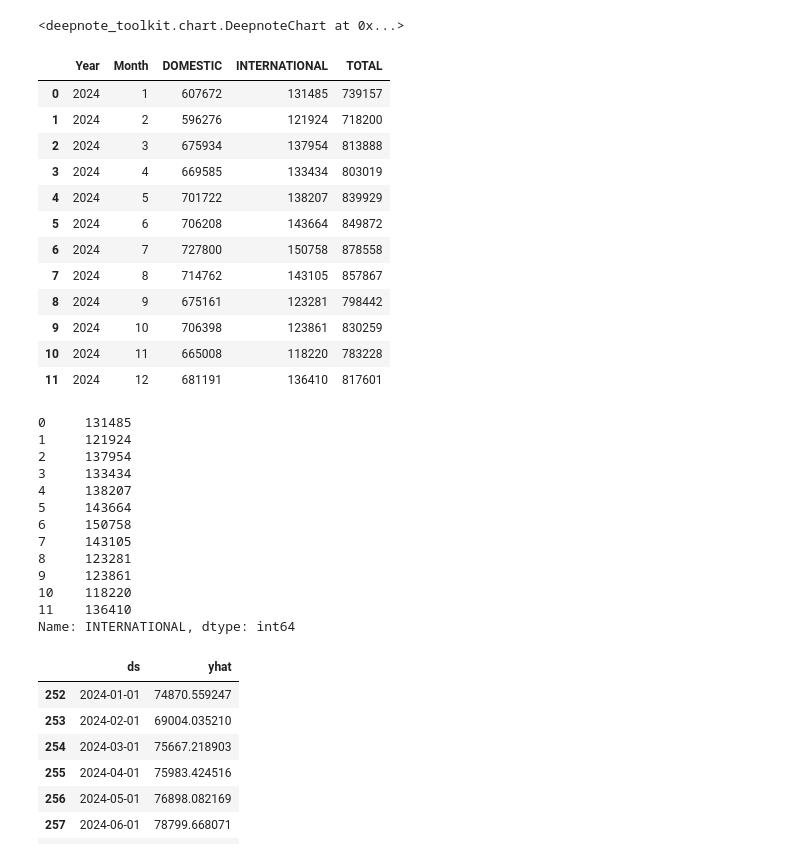
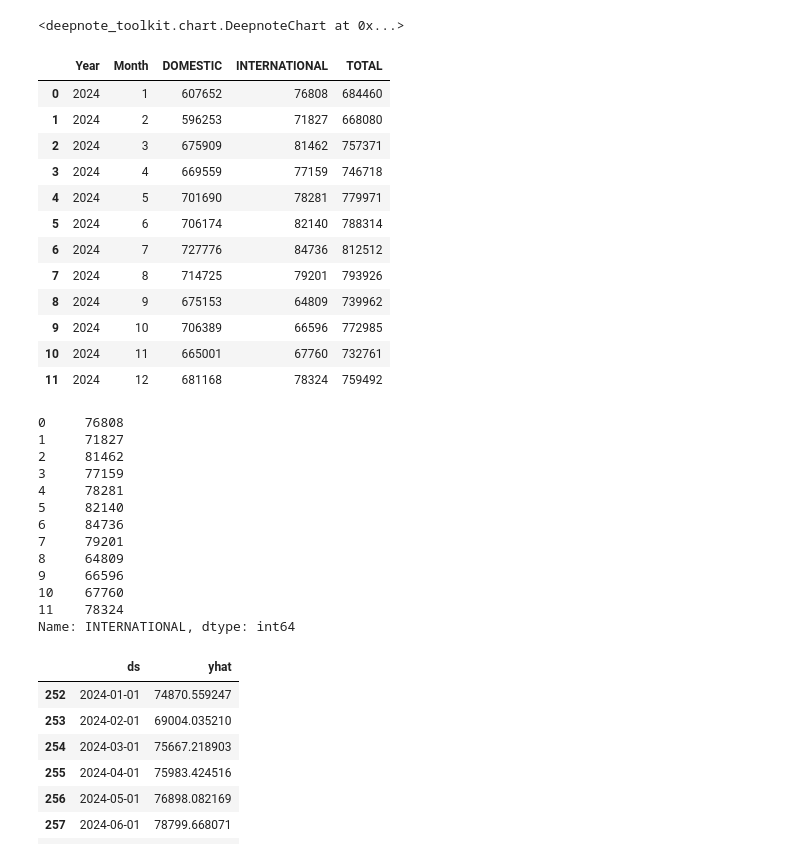
Before and after one commit to StephenButters13/Airline-Time-Series-Analysis, a Jupyter notebook: Forecast Covid International Flight Impact.ipynb, the cells around one changed output. Cells and saved outputs as stored; diff of their text form; code cells hidden in the pictures.

```diff
--- a/Forecast Covid International Flight Impact.ipynb
+++ b/Forecast Covid International Flight Impact.ipynb
@@ -381,38 +381,38 @@ _dntk.DeepnoteChart(newdf, """{"layer":[{"layer":[{"layer":[{"mark":{"clip":true
 # %% [output]
 <deepnote_toolkit.chart.DeepnoteChart at 0x...>
 # %%
-df_future = pd.read_csv('2024 air traffic.csv')
+df_future = pd.read_csv('UPDATE air traffic 2024.csv')
 df_future
 # %% [output]
 |  | Year | Month | DOMESTIC | INTERNATIONAL | TOTAL |
-| 0 | 2024 | 1 | 607672 | 131485 | 739157 |
-| 1 | 2024 | 2 | 596276 | 121924 | 718200 |
-| 2 | 2024 | 3 | 675934 | 137954 | 813888 |
-| 3 | 2024 | 4 | 669585 | 133434 | 803019 |
-| 4 | 2024 | 5 | 701722 | 138207 | 839929 |
-| 5 | 2024 | 6 | 706208 | 143664 | 849872 |
-| 6 | 2024 | 7 | 727800 | 150758 | 878558 |
-| 7 | 2024 | 8 | 714762 | 143105 | 857867 |
-| 8 | 2024 | 9 | 675161 | 123281 | 798442 |
-| 9 | 2024 | 10 | 706398 | 123861 | 830259 |
-| 10 | 2024 | 11 | 665008 | 118220 | 783228 |
-| 11 | 2024 | 12 | 681191 | 136410 | 817601 |
+| 0 | 2024 | 1 | 607652 | 76808 | 684460 |
+| 1 | 2024 | 2 | 596253 | 71827 | 668080 |
+| 2 | 2024 | 3 | 675909 | 81462 | 757371 |
+| 3 | 2024 | 4 | 669559 | 77159 | 746718 |
+| 4 | 2024 | 5 | 701690 | 78281 | 779971 |
+| 5 | 2024 | 6 | 706174 | 82140 | 788314 |
+| 6 | 2024 | 7 | 727776 | 84736 | 812512 |
+| 7 | 2024 | 8 | 714725 | 79201 | 793926 |
+| 8 | 2024 | 9 | 675153 | 64809 | 739962 |
+| 9 | 2024 | 10 | 706389 | 66596 | 772985 |
+| 10 | 2024 | 11 | 665001 | 67760 | 732761 |
+| 11 | 2024 | 12 | 681168 | 78324 | 759492 |
 # %%
 df_2024_int = df_future['INTERNATIONAL']
 df_2024_int
 # %% [output]
-0     131485
-1     121924
-2     137954
-3     133434
-4     138207
-5     143664
-6     150758
-7     143105
-8     123281
-9     123861
-10    118220
-11    136410
+0     76808
+1     71827
+2     81462
+3     77159
+4     78281
+5     82140
+6     84736
+7     79201
+8     64809
+9     66596
+10    67760
+11    78324
 Name: INTERNATIONAL, dtype: int64
 # %%
 df_predicted_2024 = predicted_df[predicted_df['ds'].dt.year == 2024]
```
Also changed, not shown: parts of 4 cells of this notebook.
